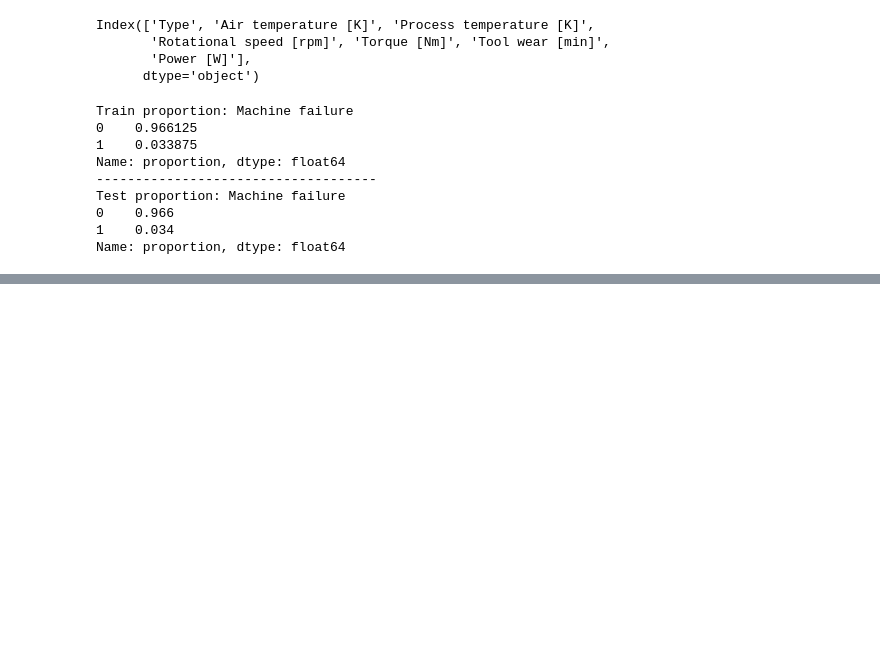
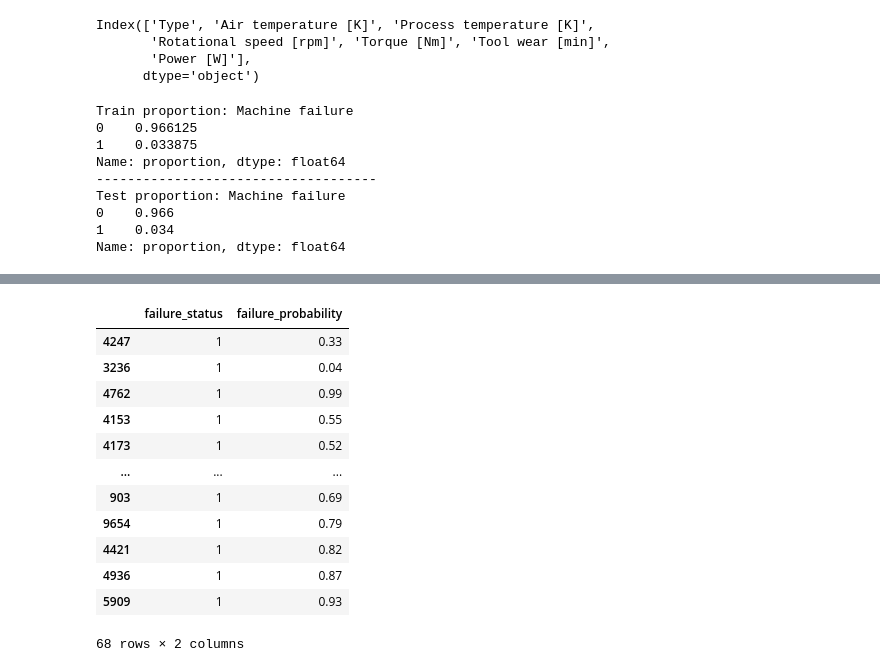
Before and after one commit to LucasMeloPedro/ai4i-predictive_maintenance, a Jupyter notebook: Predictive_maintenance.ipynb, the cells around one changed output, grey strips where cells are left out. Saved outputs shown, nothing was run; the diff lists cells and outputs as text; code cells hidden in the pictures; blank space fills up the shorter version.

```diff
--- a/Predictive_maintenance.ipynb
+++ b/Predictive_maintenance.ipynb
@@ -605,0 +614,5 @@ preprocessor = ColumnTransformer(transformers = [('cat', OneHotEncoder(handle_un
+# %%
+# Define model/pipeline
+model = Pipeline(steps = [
+                        ('preprocessor', preprocessor),
+                        ('model', RandomForestClassifier(n_estimators=100, random_state=0))])
@@ -605,0 +668,17 @@ preprocessor = ColumnTransformer(transformers = [('cat', OneHotEncoder(handle_un
+# %%
+failed_machines = risk_analysis[ risk_analysis['failure_status'] == 1]
+failed_machines
+# %% [output]
+|  | failure_status | failure_probability |
+| 4247 | 1 | 0.33 |
+| 3236 | 1 | 0.04 |
+| 4762 | 1 | 0.99 |
+| 4153 | 1 | 0.55 |
+| 4173 | 1 | 0.52 |
+| ... | ... | ... |
+| 903 | 1 | 0.69 |
+| 9654 | 1 | 0.79 |
+| 4421 | 1 | 0.82 |
+| 4936 | 1 | 0.87 |
+| 5909 | 1 | 0.93 |
+68 rows × 2 columns
```
Also changed, not shown: parts of 15 cells of this notebook.
